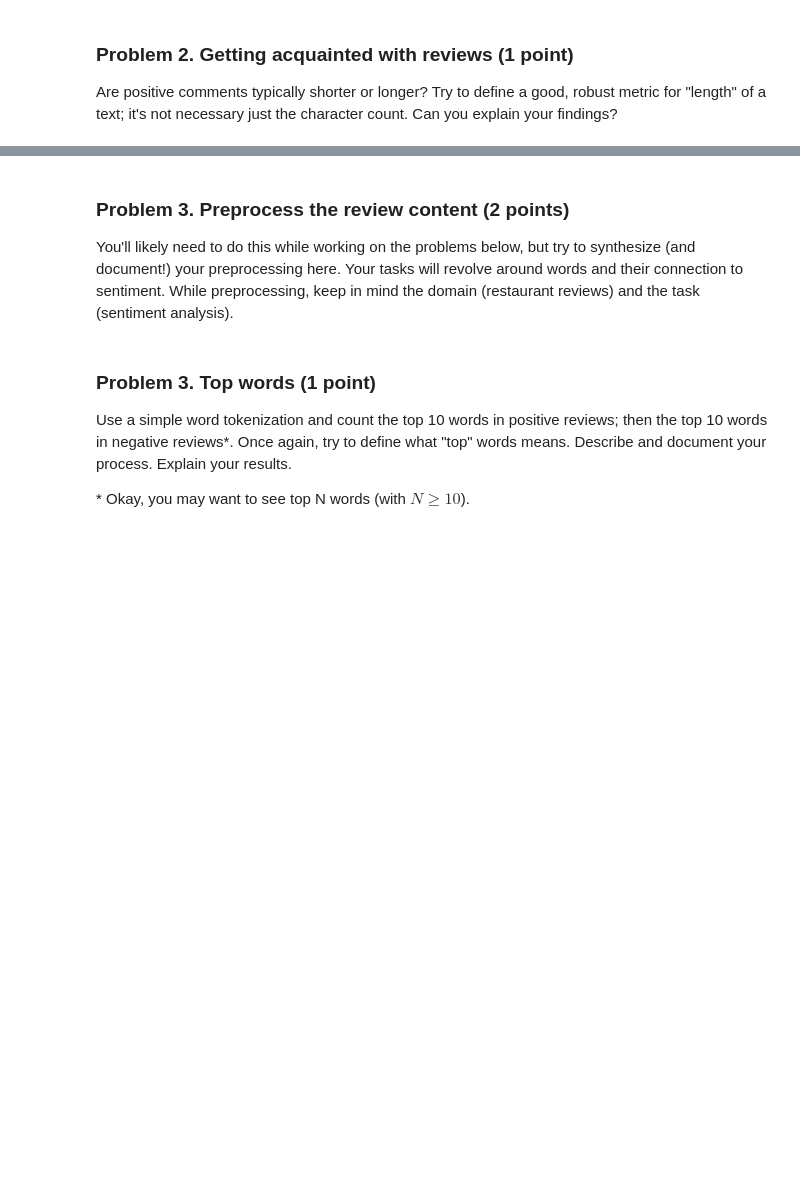
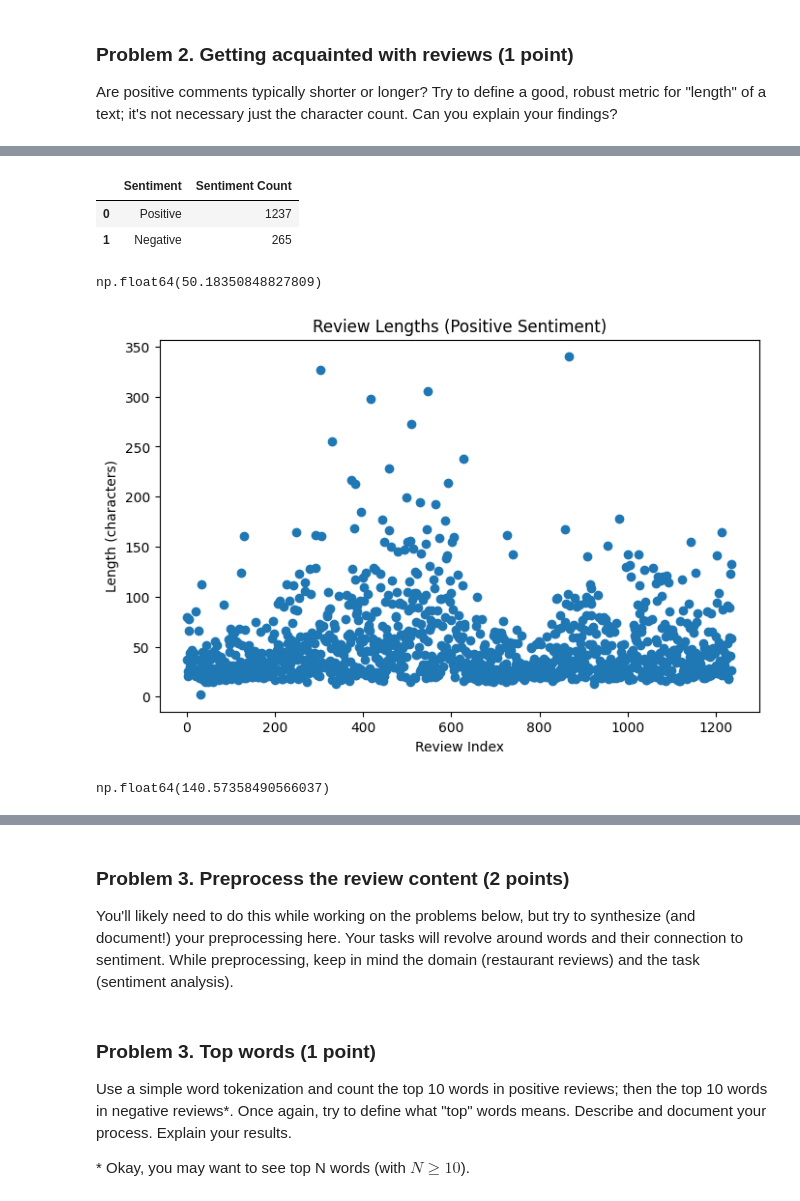
Before and after one commit to plamensve/Data_Science_Upskill_Softuni, a Jupyter notebook: 07_working_with_text/Working with Text Lab.ipynb, the cells around one changed output, grey strips where cells are left out. Saved outputs shown, nothing was run; the diff lists cells and outputs as text; code cells hidden in the pictures; blank space fills up the shorter version.

```diff
--- a/07_working_with_text/Working with Text Lab.ipynb
+++ b/07_working_with_text/Working with Text Lab.ipynb
@@ -104,0 +177,33 @@ Are positive comments typically shorter or longer? Try to define a good, robust
+# %%
+grouped_by_sentiment = data.groupby('Sentiment')
+sentiment = grouped_by_sentiment.size().sort_values(ascending=False)
+sentiment = sentiment.reset_index(name='Sentiment Count')
+sentiment
+# %% [output]
+|  | Sentiment | Sentiment Count |
+| 0 | Positive | 1237 |
+| 1 | Negative | 265 |
+# %%
+reviews_with_positive_sentiment = data[data['Sentiment'] == 'Positive']['Review'].tolist()
+reviews_with_negative_sentiment = data[data['Sentiment'] == 'Negative']['Review'].tolist()
+# %%
+mean_positive_review_length = np.mean([len(r.split()) for r in reviews_with_positive_sentiment])
+mean_positive_review_length
+# %% [output]
+np.float64(50.18350848827809)
+# %%
+length_of_reviews = [len(r.split()) for r in reviews_with_positive_sentiment]
+
+plt.figure(figsize=(8, 5))
+plt.scatter(range(len(length_of_reviews)), length_of_reviews)
+plt.title('Review Lengths (Positive Sentiment)')
+plt.xlabel('Review Index')
+plt.ylabel('Length (characters)')
+plt.show()
+# %% [output]
+[figure, added]
+# %%
+mean_negative_review_length = np.mean([len(r.split()) for r in reviews_with_negative_sentiment])
+mean_negative_review_length
+# %% [output]
+np.float64(140.57358490566037)
```
Also changed, not shown: parts of 31 cells of this notebook.
